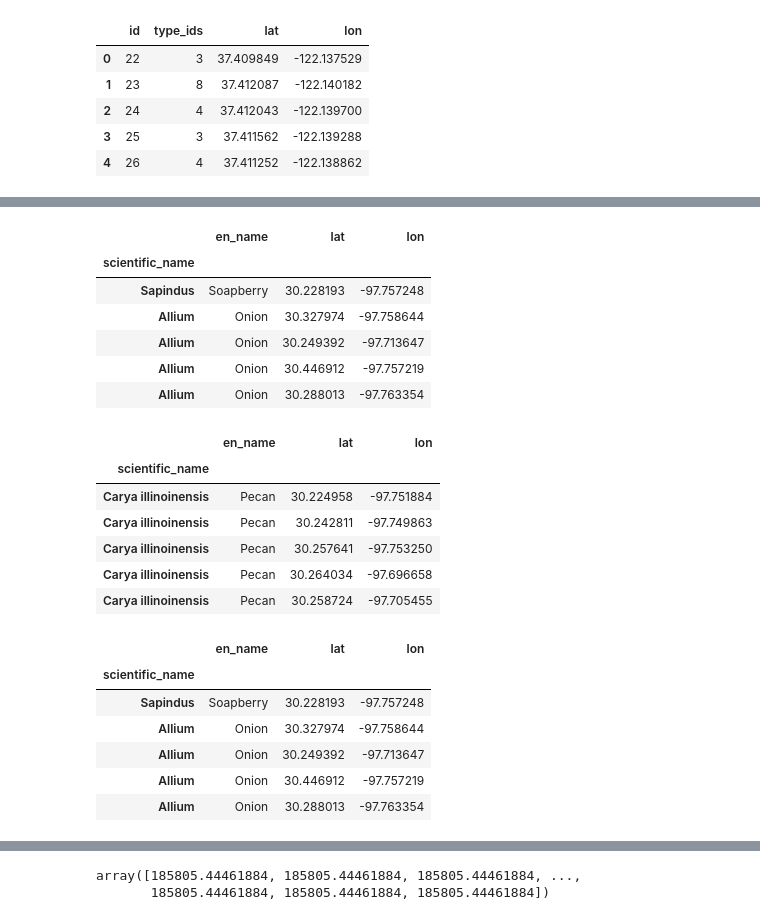
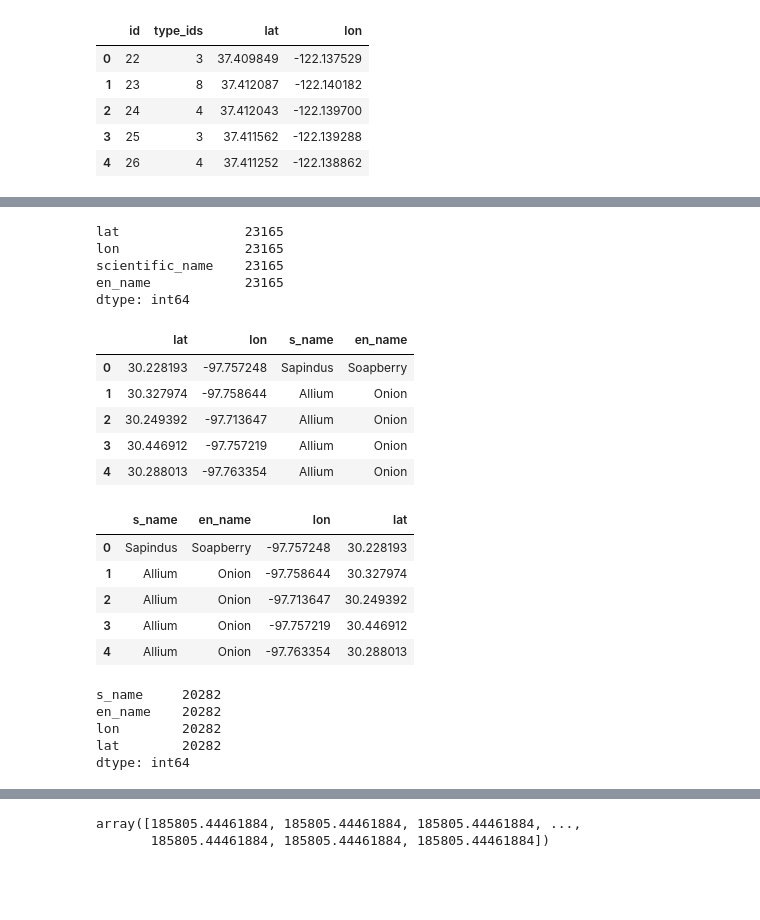
Before and after one commit to ferozumair786/UTDS-ML-Project, a Jupyter notebook: data_cleaning_ff.ipynb, the cells around one changed output, grey strips where cells are left out. Drawn from its saved outputs; the diff is of its cells as text; code cells hidden in the pictures; blank space fills up the shorter version.

Commit message:
Crossjoin/walnut&pecan data

```diff
--- a/data_cleaning_ff.ipynb
+++ b/data_cleaning_ff.ipynb
@@ -75,8 +87,6 @@ dtype: int64
 # %%
-test_df = tst_locations_df.merge(types_df, how='inner', on='type_ids')
 del test_df['id']
 del test_df['type_ids']
 del test_df['parent_id']
 del test_df['en_wikipedia_url']
-test_df['en_name']
-test_df.set_index('scientific_name', inplace=True)
+test_df.head()
@@ -83,33 +100,44 @@ test_df.set_index('scientific_name', inplace=True)
+# %%
+test_df['scientific_name'].replace('', np.nan, inplace=True)
+test_df.dropna(subset=['scientific_name'], inplace=True)
+test_df.dropna()
+test_df.count()
+# %% [output]
+lat                23165
+lon                23165
+scientific_name    23165
+en_name            23165
+dtype: int64
+# %%
+test_df = test_df.rename(columns={'scientific_name': 's_name'})
+test_df.head()
+#test_df['en_name']
+#test_df.set_index('scientific_name', inplace=True)
+# %% [output]
+|  | lat | lon | s_name | en_name |
+| 0 | 30.228193 | -97.757248 | Sapindus | Soapberry |
+| 1 | 30.327974 | -97.758644 | Allium | Onion |
+| 2 | 30.249392 | -97.713647 | Allium | Onion |
+| 3 | 30.446912 | -97.757219 | Allium | Onion |
+| 4 | 30.288013 | -97.763354 | Allium | Onion |
 # %%
-test_df = test_df[['en_name', 'lat', 'lon']]
+test_df = test_df[['s_name','en_name', 'lon', 'lat']]
 test_df.head()
 # %% [output]
-|  | en_name | lat | lon |
-| scientific_name |  |  |  |
-| Sapindus | Soapberry | 30.228193 | -97.757248 |
-| Allium | Onion | 30.327974 | -97.758644 |
-| Allium | Onion | 30.249392 | -97.713647 |
-| Allium | Onion | 30.446912 | -97.757219 |
-| Allium | Onion | 30.288013 | -97.763354 |
+|  | s_name | en_name | lon | lat |
+| 0 | Sapindus | Soapberry | -97.757248 | 30.228193 |
+| 1 | Allium | Onion | -97.758644 | 30.327974 |
+| 2 | Allium | Onion | -97.713647 | 30.249392 |
+| 3 | Allium | Onion | -97.757219 | 30.446912 |
+| 4 | Allium | Onion | -97.763354 | 30.288013 |
-# %%
-pecandf = test_df.loc[test_df['en_name'] == 'Pecan']
-pecandf.head()
-# %% [output]
-|  | en_name | lat | lon |
-| scientific_name |  |  |  |
-| Carya illinoinensis | Pecan | 30.224958 | -97.751884 |
-| Carya illinoinensis | Pecan | 30.242811 | -97.749863 |
-| Carya illinoinensis | Pecan | 30.257641 | -97.753250 |
-| Carya illinoinensis | Pecan | 30.264034 | -97.696658 |
-| Carya illinoinensis | Pecan | 30.258724 | -97.705455 |
-# %%
-nonpecandf = test_df.loc[test_df['en_name'] != 'Pecan']
-nonpecandf.head()
-# %% [output]
-|  | en_name | lat | lon |
-| scientific_name |  |  |  |
-| Sapindus | Soapberry | 30.228193 | -97.757248 |
-| Allium | Onion | 30.327974 | -97.758644 |
-| Allium | Onion | 30.249392 | -97.713647 |
-| Allium | Onion | 30.446912 | -97.757219 |
-| Allium | Onion | 30.288013 | -97.763354 |
+# %%
+#nonutdf = test_df.loc[(test_df['en_name'] != 'Pecan')] #& (test_df['en_name'] != 'Walnut') & (test_df['en_name'] != 'Hickory')]
+#nonutdf.head()
+nonutdf = test_df[~test_df['s_name'].str.startswith("Juglan", na=False) & ~test_df['s_name'].str.startswith("Carya", na=False)]
+nonutdf.count()
+# %% [output]
+s_name     20282
+en_name    20282
+lon        20282
+lat        20282
+dtype: int64
```
Also changed, not shown: parts of 21 cells of this notebook, 4 other files.
